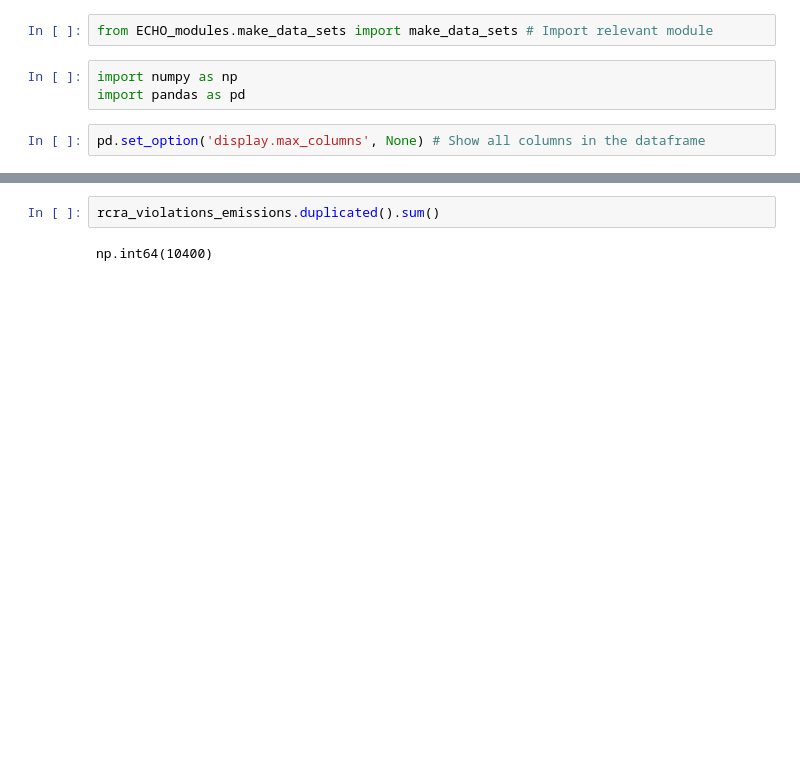
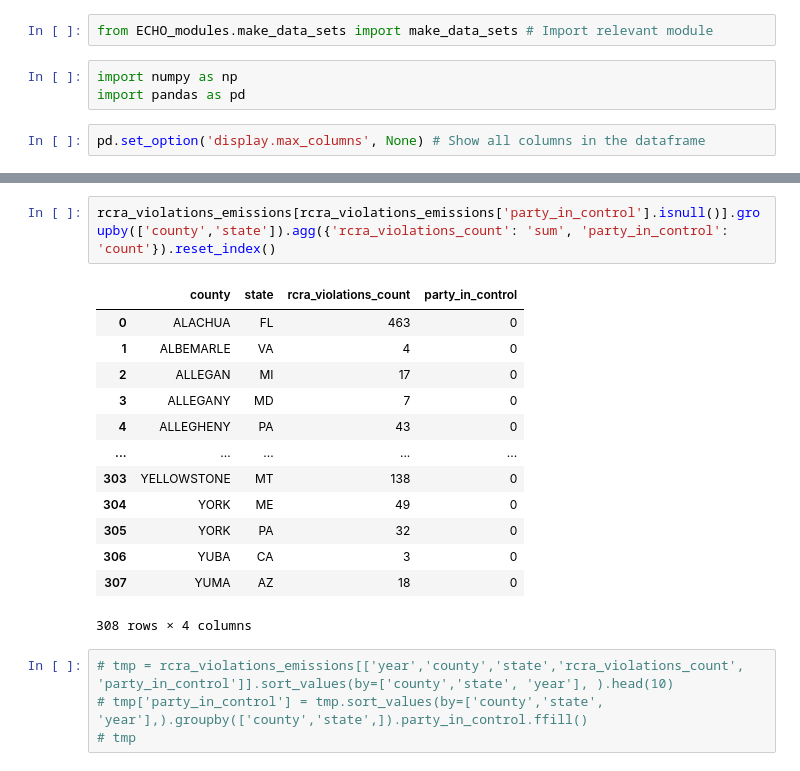
Before and after one commit to dillon-p/eew-research, a Jupyter notebook: etl/echo_data.ipynb, the cells around one changed output, grey strips where cells are left out. Cells and saved outputs as stored; diff of their text form; blank space fills up the shorter version.

```diff
--- a/etl/echo_data.ipynb
+++ b/etl/echo_data.ipynb
@@ -157,4 +209,20 @@ memory usage: 606.3+ KB
+# %%
+rcra_violations_emissions[rcra_violations_emissions['party_in_control'].isnull()].groupby(['county','state']).agg({'rcra_violations_count': 'sum', 'party_in_control': 'count'}).reset_index()
+# %% [output]
+|  | county | state | rcra_violations_count | party_in_control |
+| 0 | ALACHUA | FL | 463 | 0 |
+| 1 | ALBEMARLE | VA | 4 | 0 |
+| 2 | ALLEGAN | MI | 17 | 0 |
+| 3 | ALLEGANY | MD | 7 | 0 |
+| 4 | ALLEGHENY | PA | 43 | 0 |
+| ... | ... | ... | ... | ... |
+| 303 | YELLOWSTONE | MT | 138 | 0 |
+| 304 | YORK | ME | 49 | 0 |
+| 305 | YORK | PA | 32 | 0 |
+| 306 | YUBA | CA | 3 | 0 |
+| 307 | YUMA | AZ | 18 | 0 |
+308 rows × 4 columns
 # %%
-rcra_violations_emissions.duplicated().sum()
+# tmp = rcra_violations_emissions[['year','county','state','rcra_violations_count', 'party_in_control']].sort_values(by=['county','state', 'year'], ).head(10)
+# tmp['party_in_control'] = tmp.sort_values(by=['county','state', 'year'],).groupby(['county','state',]).party_in_control.ffill()
+# tmp
-# %% [output]
-np.int64(10400)
```
Also changed, not shown: parts of 28 cells of this notebook, 8 other files.
